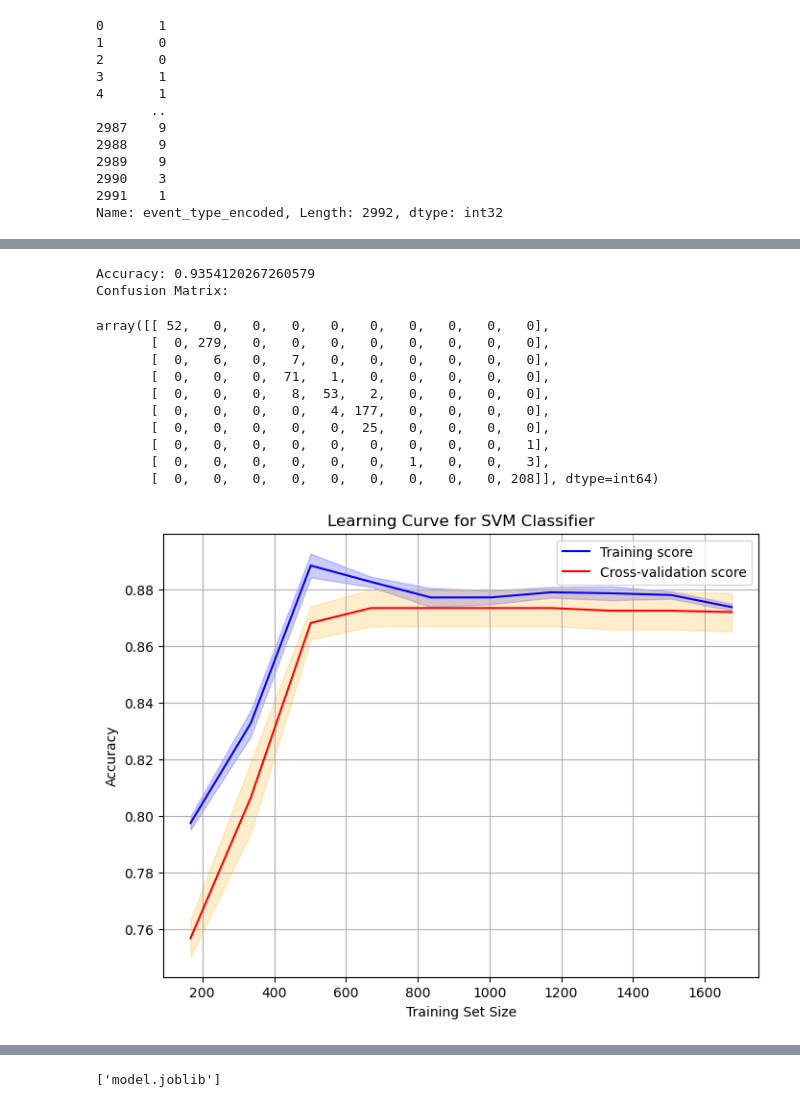
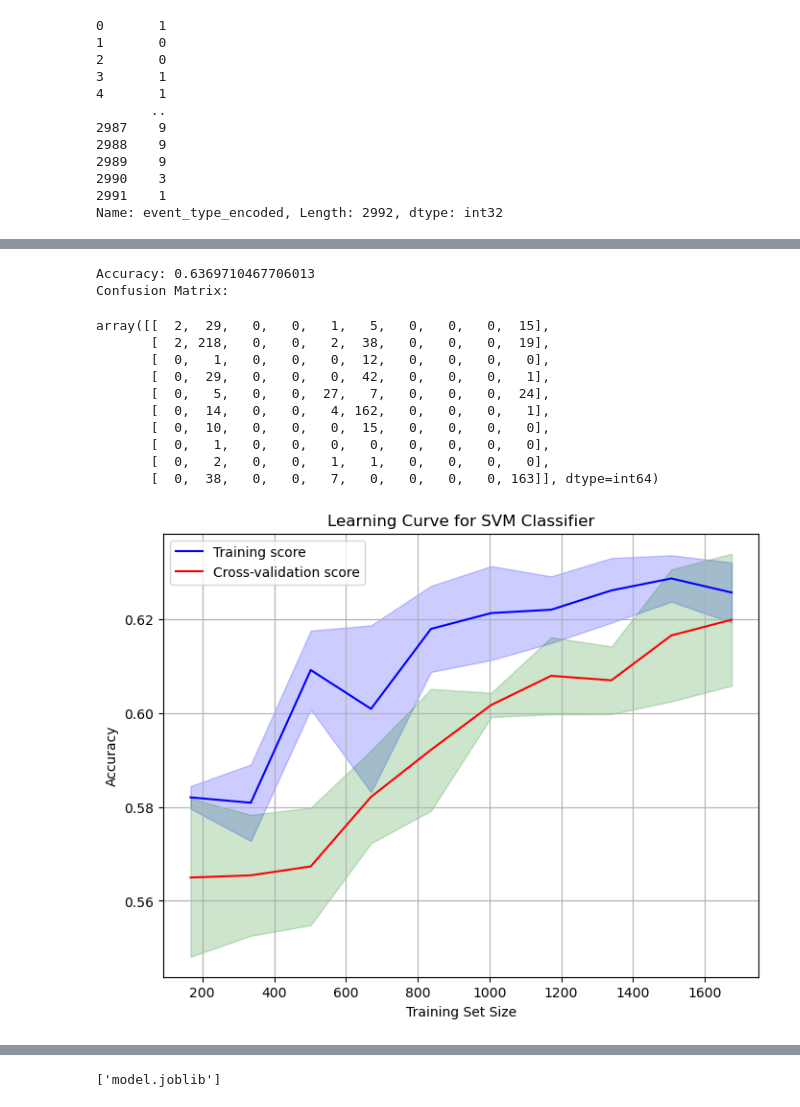
Before and after one commit to informrohit1/Climate-Resilience-and-Disaster-Forecasting, a Jupyter notebook: modelTesting.ipynb, the cells around one changed output, grey strips where cells are left out. Saved outputs shown, nothing was run; the diff lists cells and outputs as text; code cells hidden in the pictures.

```diff
--- a/modelTesting.ipynb
+++ b/modelTesting.ipynb
@@ -195,8 +197,8 @@ X_scaled.shape
 X_train, X_test, y_train, y_test = train_test_split(X_scaled, y, test_size=0.3, random_state=42)
 # %%
 dt_classifier = DecisionTreeClassifier(random_state=42,criterion='gini',
-    splitter='random',
-    max_depth=5)
+    splitter='best',
+    max_depth=7)
 
 dt_classifier.fit(X_train, y_train)
 dt_pred = dt_classifier.predict(X_test)
@@ -255,5 +257,5 @@ plt.show()
 # %%
-knn_classifier = KNeighborsClassifier(n_neighbors=7,
+knn_classifier = KNeighborsClassifier(n_neighbors=5,
     weights='uniform',
     algorithm='auto')
 
@@ -318,5 +320,5 @@ plt.show()
 # %%
-clf = RandomForestClassifier(n_estimators=50, max_depth=5, random_state=42)
+clf = RandomForestClassifier(n_estimators=100, max_depth=10, random_state=42)
 clf.fit(X_train, y_train)
 
 y_pred = clf.predict(X_test)
@@ -454,5 +458,5 @@ plt.show()
 # %%
-model = SVC(kernel='linear', random_state=42,C=0.1,gamma=0.01,degree=3,shrinking=True,class_weight=None)
+model = SVC(kernel='linear', random_state=42,C=0.1,gamma=0.1,degree=5,shrinking=False,class_weight=None)
 
 model.fit(X_train, y_train)
 y_pred = model.predict(X_test)
@@ -464,50 +468,50 @@ conf_matrix = confusion_matrix(y_test, y_pred)
 print("Confusion Matrix:")
 conf_matrix
 # %% [output]
-Accuracy: 0.9354120267260579
+Accuracy: 0.6369710467706013
 Confusion Matrix:
-array([[ 52,   0,   0,   0,   0,   0,   0,   0,   0,   0],
-       [  0, 279,   0,   0,   0,   0,   0,   0,   0,   0],
-       [  0,   6,   0,   7,   0,   0,   0,   0,   0,   0],
-       [  0,   0,   0,  71,   1,   0,   0,   0,   0,   0],
-       [  0,   0,   0,   8,  53,   2,   0,   0,   0,   0],
-       [  0,   0,   0,   0,   4, 177,   0,   0,   0,   0],
-       [  0,   0,   0,   0,   0,  25,   0,   0,   0,   0],
-       [  0,   0,   0,   0,   0,   0,   0,   0,   0,   1],
-       [  0,   0,   0,   0,   0,   0,   1,   0,   0,   3],
-       [  0,   0,   0,   0,   0,   0,   0,   0,   0, 208]], dtype=int64)
+array([[  2,  29,   0,   0,   1,   5,   0,   0,   0,  15],
+       [  2, 218,   0,   0,   2,  38,   0,   0,   0,  19],
+       [  0,   1,   0,   0,   0,  12,   0,   0,   0,   0],
+       [  0,  29,   0,   0,   0,  42,   0,   0,   0,   1],
+       [  0,   5,   0,   0,  27,   7,   0,   0,   0,  24],
+       [  0,  14,   0,   0,   4, 162,   0,   0,   0,   1],
+       [  0,  10,   0,   0,   0,  15,   0,   0,   0,   0],
+       [  0,   1,   0,   0,   0,   0,   0,   0,   0,   0],
+       [  0,   2,   0,   0,   1,   1,   0,   0,   0,   0],
+       [  0,  38,   0,   0,   7,   0,   0,   0,   0, 163]], dtype=int64)
 # %%
 train_sizes, train_scores, test_scores = learning_curve(
     estimator=model,
     X=X_train,
     y=y_train,
     train_sizes=np.linspace(0.1, 1.0, 10),
     cv=5,
     n_jobs=-1
 )
 
 train_mean = np.mean(train_scores, axis=1)
 test_mean = np.mean(test_scores, axis=1)
 
 train_std = np.std(train_scores, axis=1)
 test_std = np.std(test_scores, axis=1)
 
 # Plot the learning curve
 plt.figure(figsize=(8, 6))
 plt.plot(train_sizes, train_mean, label='Training score', color='blue')
 plt.plot(train_sizes, test_mean, label='Cross-validation score', color='red')
 
 plt.fill_between(train_sizes, train_mean - train_std, train_mean + train_std, alpha=0.2, color='blue')
-plt.fill_between(train_sizes, test_mean - test_std, test_mean + test_std, alpha=0.2, color='orange')
+plt.fill_between(train_sizes, test_mean - test_std, test_mean + test_std, alpha=0.2, color='green')
 
 plt.title('Learning Curve for SVM Classifier')
 plt.xlabel('Training Set Size')
 plt.ylabel('Accuracy')
 plt.legend(loc='best')
 plt.grid(True)
 plt.show()
 # %% [output]
-[figure, old version]
+[figure, new version]
 # %%
 pd.DataFrame(X_train)
 # %% [output]
```
Also changed, not shown: parts of 22 cells of this notebook, 11 other files.
